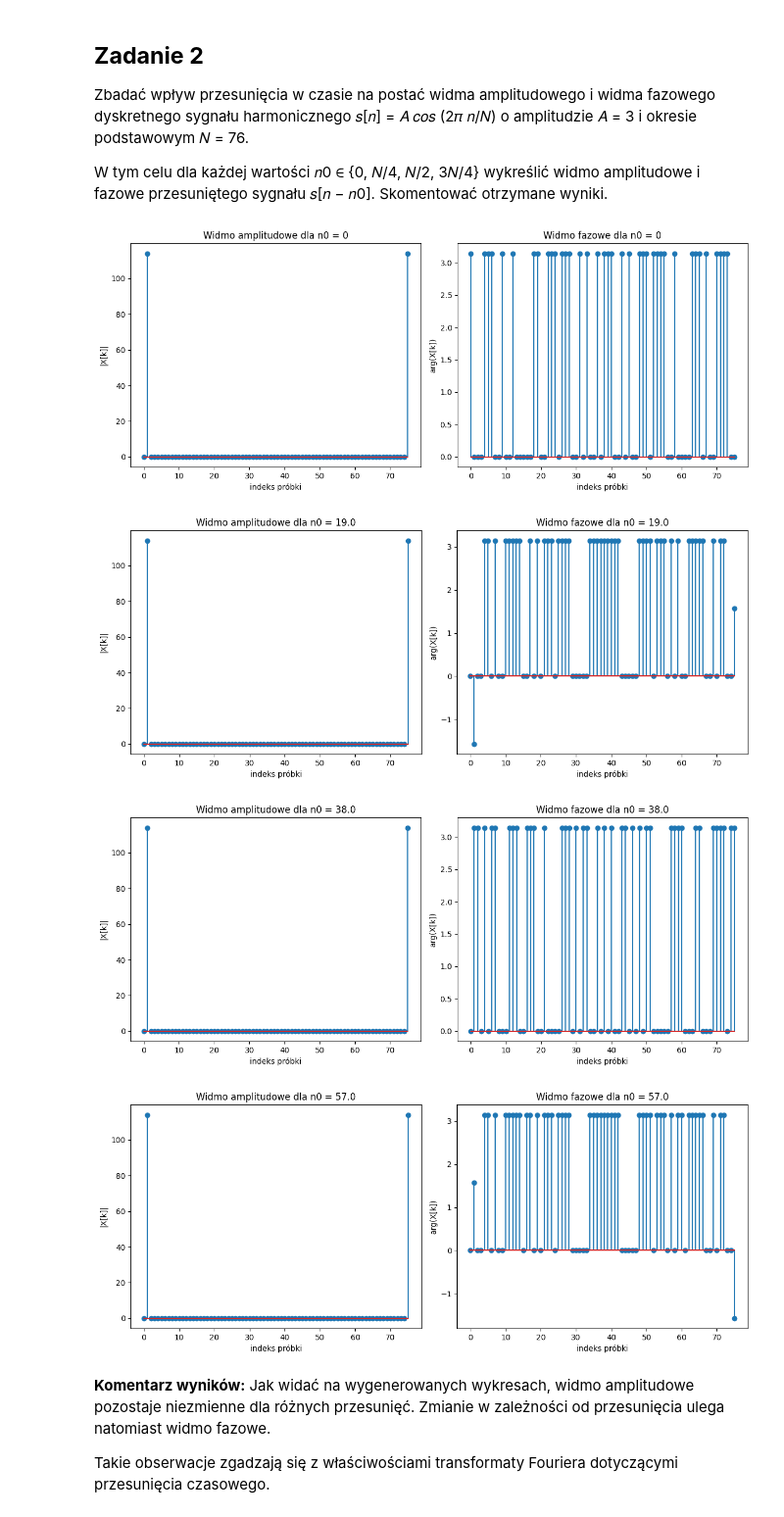
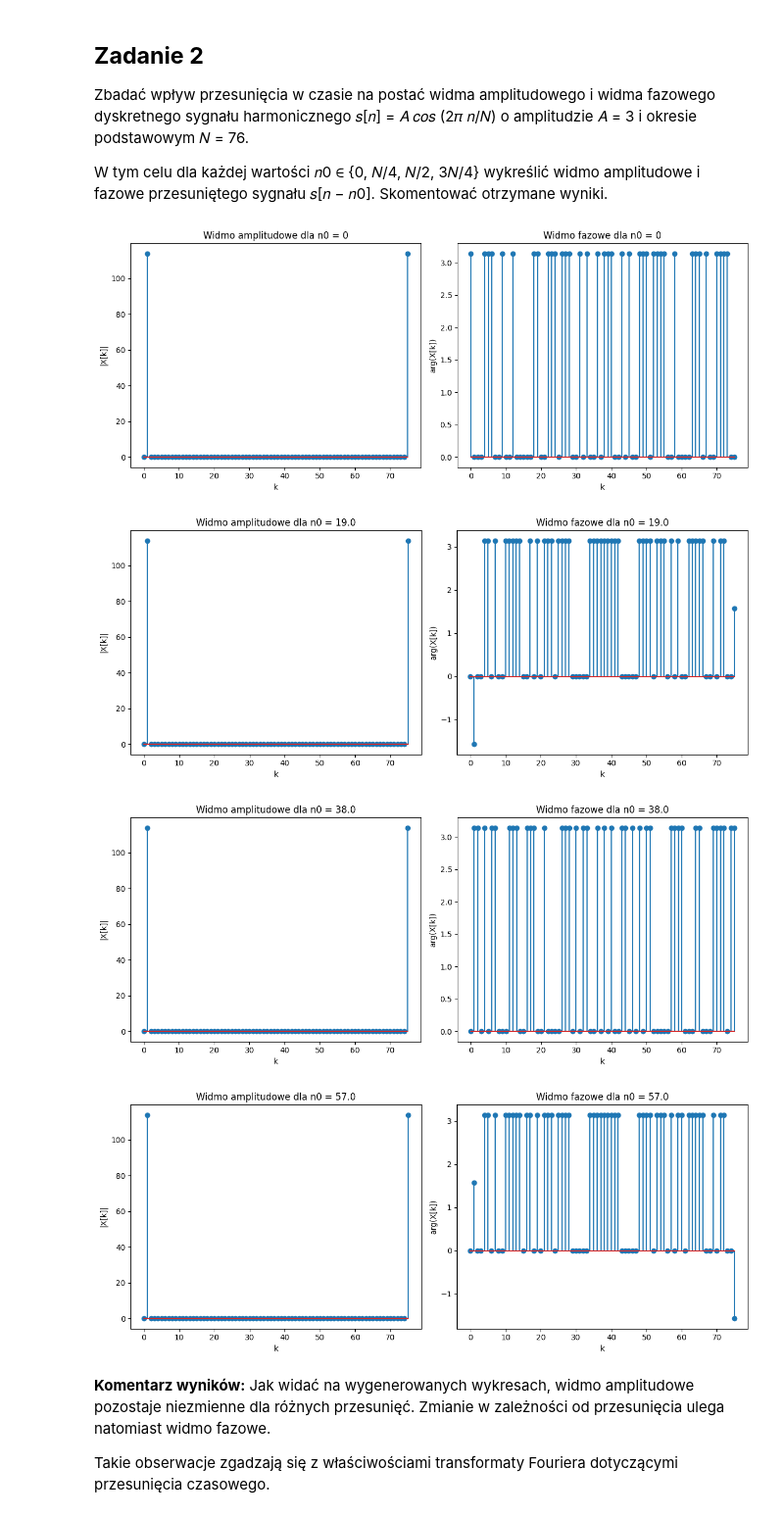
Before and after one commit to maciejb7/WMM_2025L, a Jupyter notebook: LAB1.ipynb, the cells around one changed output. Shown at 98% size. Saved outputs shown, nothing was run; the diff lists cells and outputs as text; code cells hidden in the pictures.

```diff
--- a/LAB1.ipynb
+++ b/LAB1.ipynb
@@ -105,39 +118,40 @@ W tym celu dla każdej wartości 𝑛0 ∈ {0, 𝑁/4, 𝑁/2, 3𝑁/4} wykreśl
 # %%
 A = 3
 N = 76
 epsilon = 1e-10
 n0_values = [0, N / 4, N / 2, 3 * N / 4]
 n = np.arange(0, N)
 
 def s(n, n0):
     return A * np.cos(2 * np.pi * (n - n0) / N)
 
 for n0 in n0_values:
     x = s(n, n0)
     X = np.fft.fft(x)
 
+    # usuwanie części urojonej bliskiej 0
     X.imag[np.abs(X.imag) < epsilon] = 0
 
     plt.figure(figsize=(12, 5))
     plt.subplot(121)
     plt.stem(n, np.abs(X))
     plt.title(f"Widmo amplitudowe dla n0 = {n0}")
-    plt.xlabel("indeks próbki")
+    plt.xlabel("k")
     plt.ylabel("|X[k]|")
 
     plt.subplot(122)
     plt.stem(n, np.angle(X))
     plt.title(f"Widmo fazowe dla n0 = {n0}")
-    plt.xlabel("indeks próbki")
+    plt.xlabel("k")
     plt.ylabel("arg(X[k])")
 
     plt.tight_layout()
     plt.show()
 # %% [output]
-[figure, old version]
+[figure, new version]
-[figure, old version]
+[figure, new version]
-[figure, old version]
+[figure, new version]
-[figure, old version]
+[figure, new version]
 # %% [markdown]
 **Komentarz wyników:** Jak widać na wygenerowanych wykresach, widmo amplitudowe pozostaje niezmienne dla różnych przesunięć.
 Zmianie w zależności od przesunięcia ulega natomiast widmo fazowe.
```
Also changed, not shown: parts of 7 cells of this notebook.
